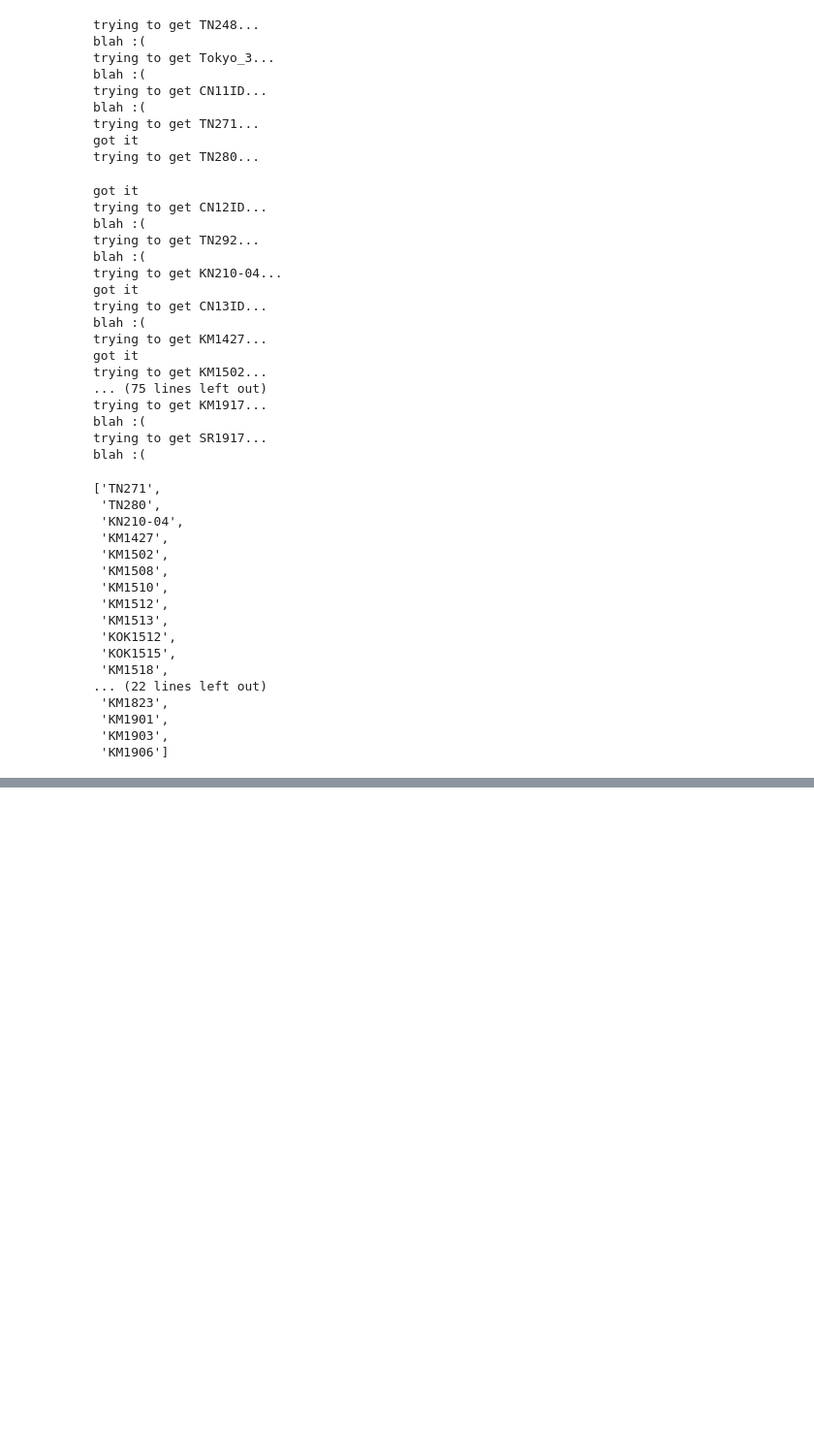
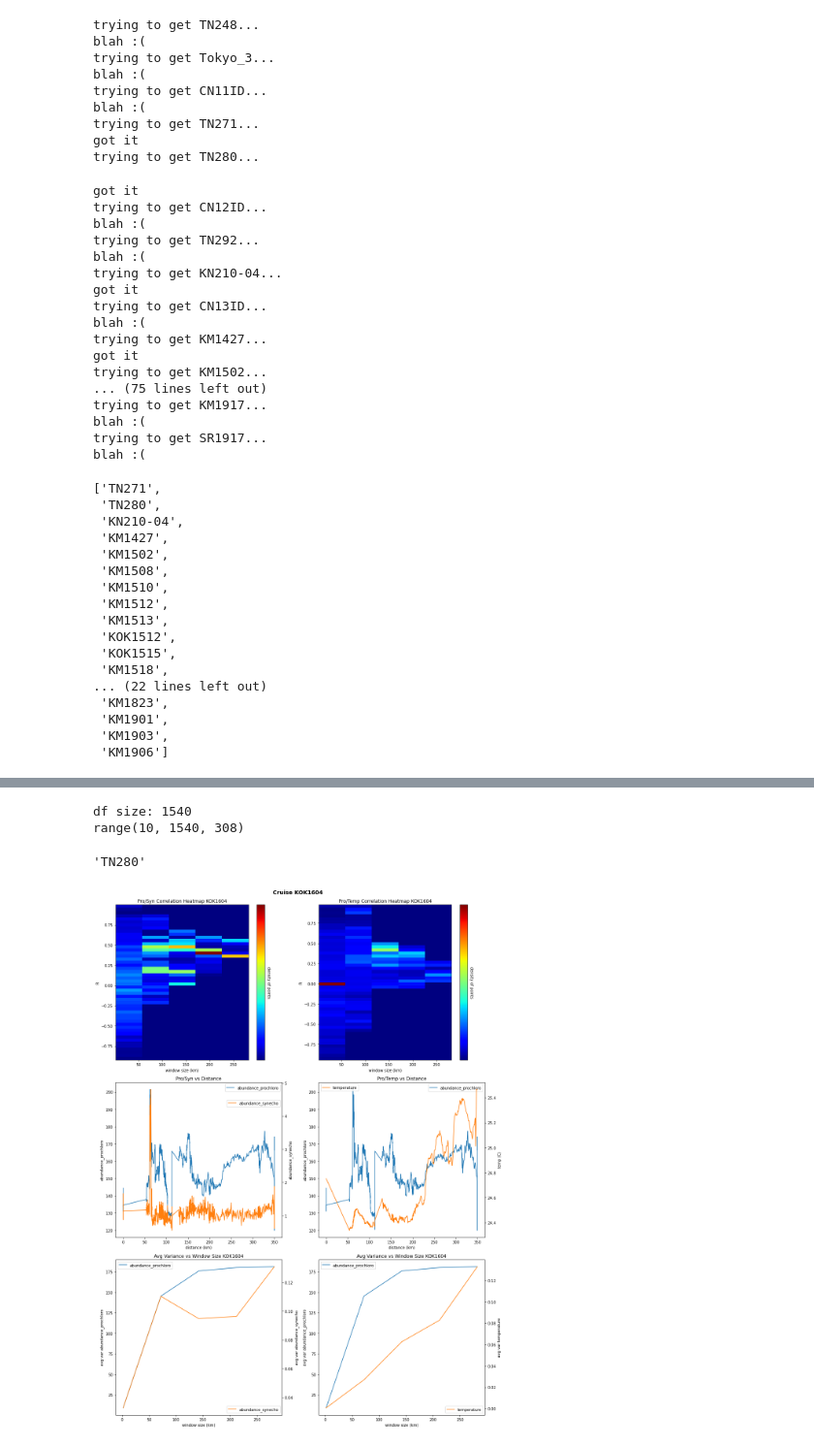
Before and after one commit to barbara42/seaflow_analysis, a Jupyter notebook: Seaflow Time Series Analysis.ipynb, the cells around one changed output, grey strips where cells are left out. Shown at 97% size. Saved outputs shown, nothing was run; the diff lists cells and outputs as text; code cells hidden in the pictures; blank space fills up the shorter version.

```diff
--- a/Seaflow Time Series Analysis.ipynb
+++ b/Seaflow Time Series Analysis.ipynb
@@ -670,0 +564,74 @@ fig.tight_layout()
+# %%
+import matplotlib.backends.backend_pdf
+
+pdf = matplotlib.backends.backend_pdf.PdfPages("output.pdf")
+
+# returns the fig for all 8 plots
+def figure_8(cruise_name):
+    df_master = get_cruise_data(cruise_name)
+    print('df size:', len(df_master))
+    fig, axs = plt.subplots(3, 2)
+    ax00 = axs[0,0] # pro/syn heatmap
+    ax01 = axs[0,1] # pro/temp heatmap
+    ax10 = axs[1,0] # pro/syn vs distance
+    ax11 = axs[1,1] # pro/temp vs distance
+    ax20 = axs[2,0] # pro/syn variance
+    ax21 = axs[2,1] # pro/temp variance
+
+    # TODO: do i have to pass in df_master?
+    # scale window sizes to df length
+    num_windows = 5
+    window_sizes = range(10, len(df_master), int(len(df_master)/num_windows))
+    print(window_sizes)
+
+    # pro/syn heatmap
+    plot_corr_coefs_heatmap(cruise_name, pro, syn, window_sizes=window_sizes, kind='hist2d', \
+                            title=f'Pro/Syn Correlation Heatmap', ax=ax00, fig=fig, df_master=df_master)
+
+    # pro/temp heatmap
+    plot_corr_coefs_heatmap(cruise_name, pro, 'temperature', window_sizes=window_sizes, kind='hist2d', \
+                            title=f'Pro/Temp Correlation Heatmap', ax=ax01, fig=fig, df_master=df_master)
+
+    # pro/syn vs distance
+    ax10.plot(df_master['distance_km'], df_master[pro], label=pro)
+    ax10.set_ylabel(pro)
+    ax10_twin = ax10.twinx()
+    ax10_twin.plot(df_master['distance_km'], df_master[syn], label=syn, color="tab:orange")
+    ax10_twin.set_ylabel(syn)
+    ax10.set_title(f'Pro/Syn vs Distance')
+    ax10.set_xlabel('distance (km)')
+    ax10.legend()
+    ax10_twin.legend(loc='upper right', bbox_to_anchor=(1, 0.9))
+
+    # pro/temp vs distance
+    ax11.plot(df_master['distance_km'], df_master[pro], label=pro)
+    ax11.set_ylabel(pro)
+    ax11_twin = ax11.twinx()
+    ax11_twin.plot(df_master['distance_km'], df_master['temperature'], label='temperature', color="tab:orange")
+    ax11_twin.set_ylabel('temp (C)')
+    ax11.set_title(f'Pro/Temp vs Distance')
+    ax11.set_xlabel('distance (km)')
+    ax11.legend()
+    ax11_twin.legend(loc=2)
+
+
+    # variance as a function of window
+    plot_variance_for_window_size(pro, syn, ax=ax20, window_sizes=window_sizes, df_master=df_master)
+    plot_variance_for_window_size(pro, 'temperature', ax=ax21, window_sizes=window_sizes, df_master=df_master)
+
+    # Overall Formatting
+    fig.suptitle(f'Cruise {cruise_name} \n', fontsize='x-large', fontweight='bold')
+    fig.set_figwidth(15)
+    fig.set_figheight(20)
+    fig.tight_layout()
+
+    return fig
+
+figure_8('KOK1604')
+
+cruise_name
+# %% [output]
+df size: 1540
+range(10, 1540, 308)
+'TN280'
+[figure, added]
```
Also changed, not shown: parts of 7 cells of this notebook.
